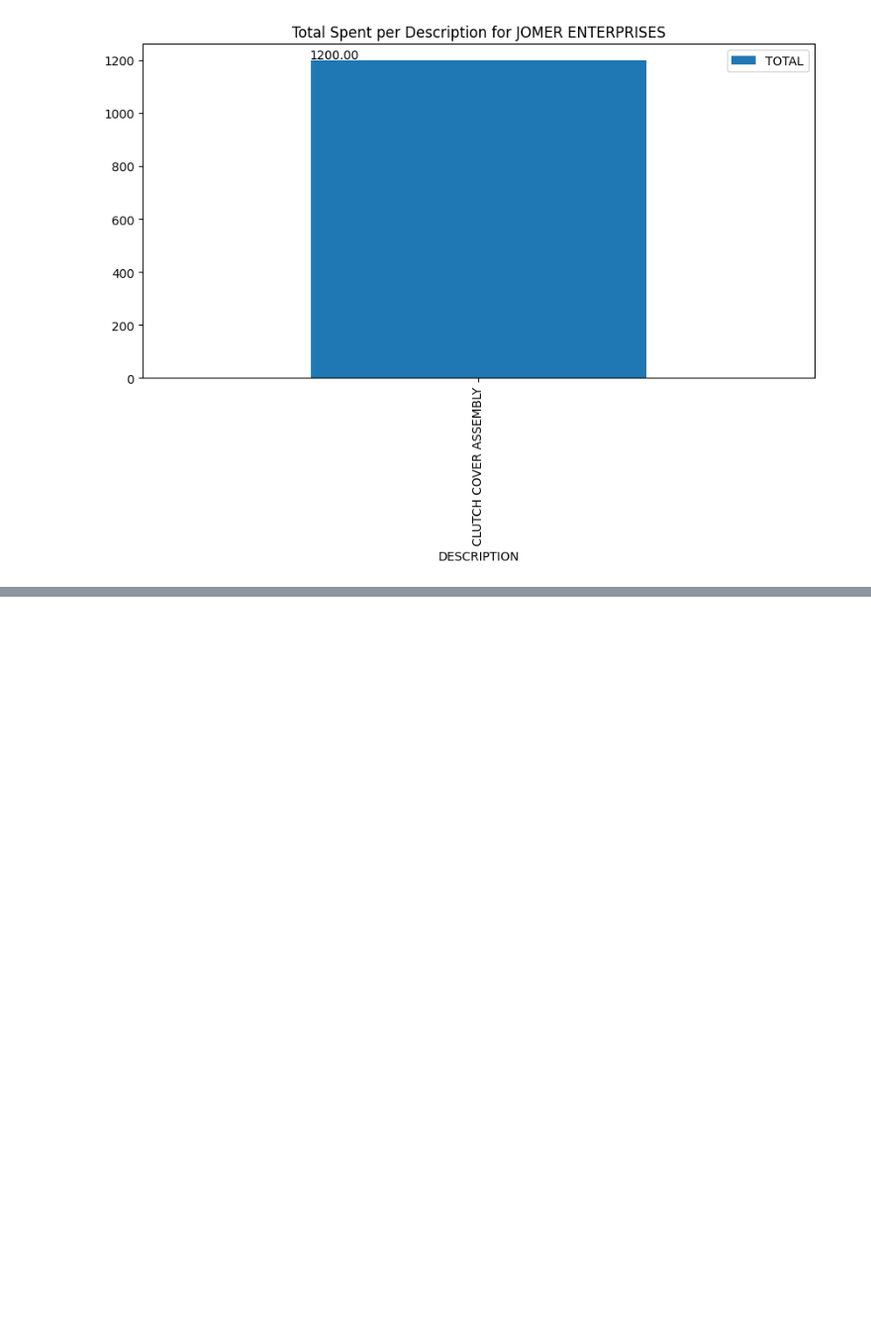
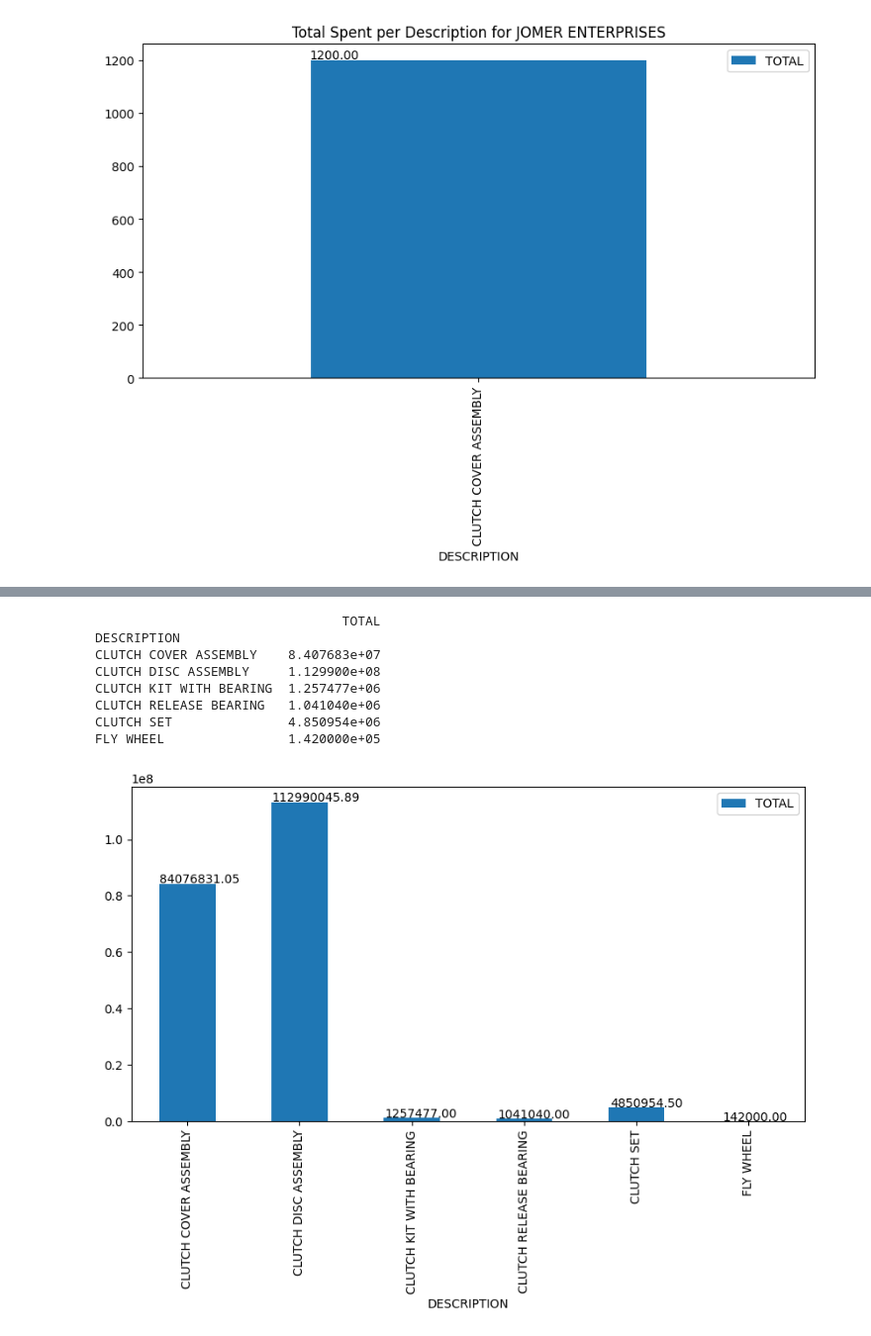
Before and after one commit to dev-dords/hgmi_marketing, a Jupyter notebook: hgmi.ipynb, the cells around one changed output, grey strips where cells are left out. Shown at 99% size. Saved outputs shown, nothing was run; the diff lists cells and outputs as text; code cells hidden in the pictures; blank space fills up the shorter version.

```diff
--- a/hgmi.ipynb
+++ b/hgmi.ipynb
@@ -257,0 +261,3 @@ plt.show()
+# %%
+sales_2023 = pd.read_excel('./data/HGMI-SALES-2023-EXEDY BRAND.xls', skiprows=5)
+sales_2023.head()
@@ -257,0 +271,18 @@ plt.show()
+# %%
+pivot_table = sales_2023.pivot_table(index='DESCRIPTION', values='TOTAL', aggfunc='sum')
+print(pivot_table)
+ax = pivot_table.plot(kind='bar', figsize=(10, 5))
+
+for p in ax.patches:
+    ax.annotate(f'{p.get_height():.2f}', (p.get_x() * 1.005, p.get_height() * 1.005))
+plt.show()
+# %% [output]
+                                TOTAL
+DESCRIPTION
+CLUTCH COVER ASSEMBLY    8.407683e+07
+CLUTCH DISC ASSEMBLY     1.129900e+08
+CLUTCH KIT WITH BEARING  1.257477e+06
+CLUTCH RELEASE BEARING   1.041040e+06
+CLUTCH SET               4.850954e+06
+FLY WHEEL                1.420000e+05
+[figure, added]
```
Also changed, not shown: parts of 15 cells of this notebook.
